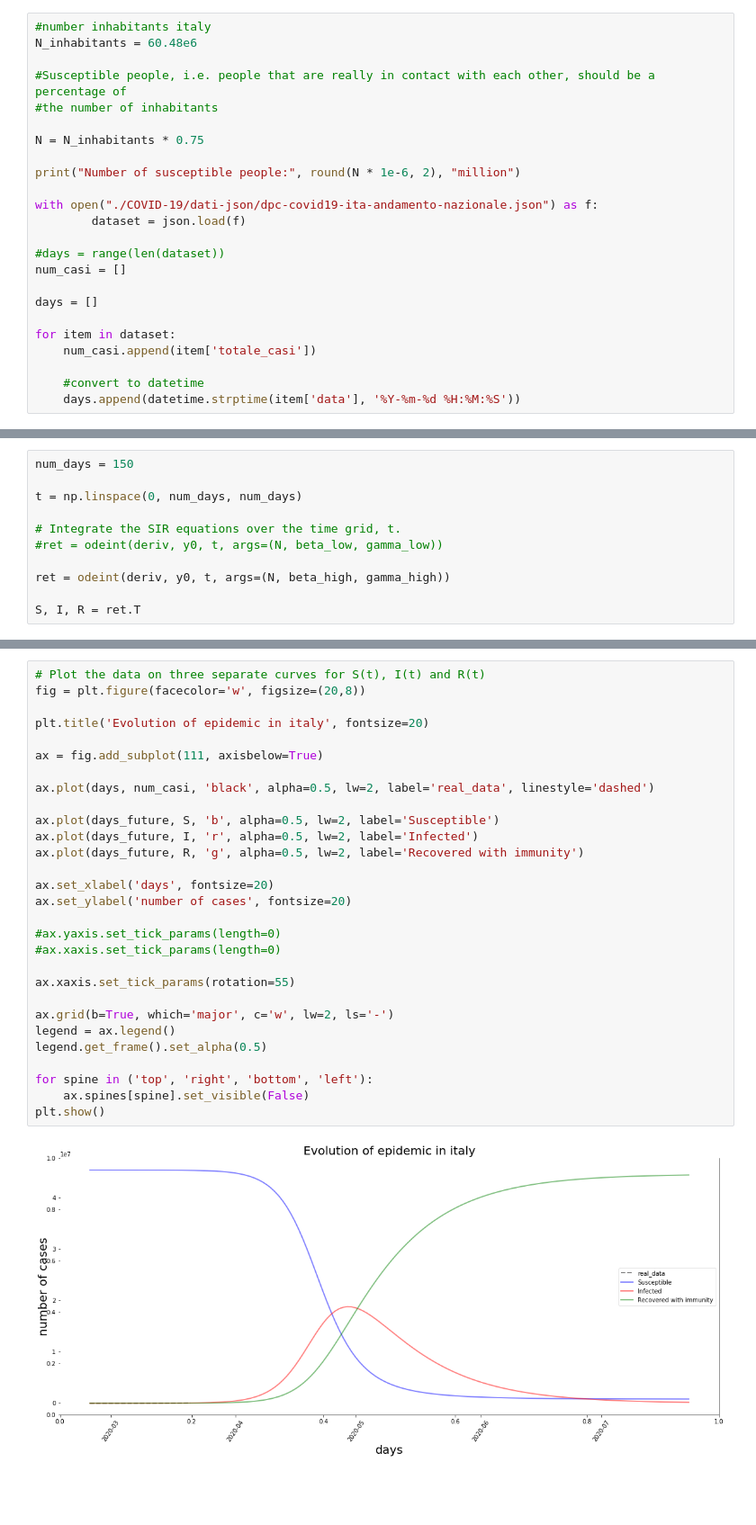
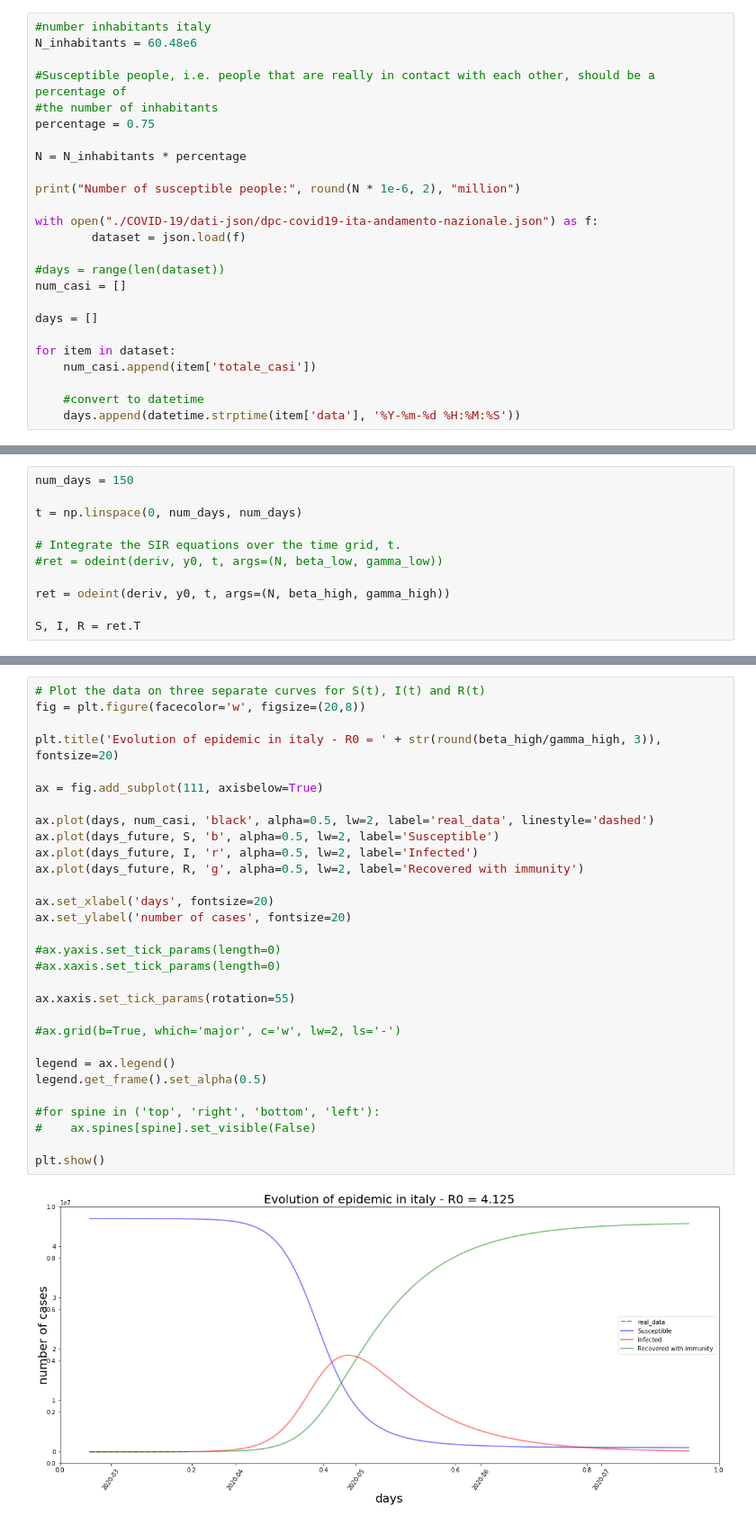
Before and after one commit to giovanniguidi/COVID-19-italy, a Jupyter notebook: EDA.ipynb, the cells around one changed output, grey strips where cells are left out. Shown at 90% size. Drawn from its saved outputs; the diff is of its cells as text; blank space fills up the shorter version.

```diff
--- a/EDA.ipynb
+++ b/EDA.ipynb
@@ -27,8 +27,9 @@ N_inhabitants = 60.48e6
 
 #Susceptible people, i.e. people that are really in contact with each other, should be a percentage of
 #the number of inhabitants
+percentage = 0.75
 
-N = N_inhabitants * 0.75
+N = N_inhabitants * percentage
 
 print("Number of susceptible people:", round(N * 1e-6, 2), "million")
 
@@ -155,31 +165,32 @@ for day in range(len(t)):
 # %%
 # Plot the data on three separate curves for S(t), I(t) and R(t)
 fig = plt.figure(facecolor='w', figsize=(20,8))
 
-plt.title('Evolution of epidemic in italy', fontsize=20)
+plt.title('Evolution of epidemic in italy - R0 = ' + str(round(beta_high/gamma_high, 3)), fontsize=20)
 
 ax = fig.add_subplot(111, axisbelow=True)
 
 ax.plot(days, num_casi, 'black', alpha=0.5, lw=2, label='real_data', linestyle='dashed')
-
 ax.plot(days_future, S, 'b', alpha=0.5, lw=2, label='Susceptible')
 ax.plot(days_future, I, 'r', alpha=0.5, lw=2, label='Infected')
 ax.plot(days_future, R, 'g', alpha=0.5, lw=2, label='Recovered with immunity')
 
 ax.set_xlabel('days', fontsize=20)
 ax.set_ylabel('number of cases', fontsize=20)
 
 #ax.yaxis.set_tick_params(length=0)
 #ax.xaxis.set_tick_params(length=0)
 
 ax.xaxis.set_tick_params(rotation=55)
 
-ax.grid(b=True, which='major', c='w', lw=2, ls='-')
+#ax.grid(b=True, which='major', c='w', lw=2, ls='-')
+
 legend = ax.legend()
 legend.get_frame().set_alpha(0.5)
 
-for spine in ('top', 'right', 'bottom', 'left'):
-    ax.spines[spine].set_visible(False)
+#for spine in ('top', 'right', 'bottom', 'left'):
+#    ax.spines[spine].set_visible(False)
+
 plt.show()
 # %% [output]
-[figure, old version]
+[figure, new version]
```
Also changed, not shown: parts of 3 cells of this notebook, 1 other file.
